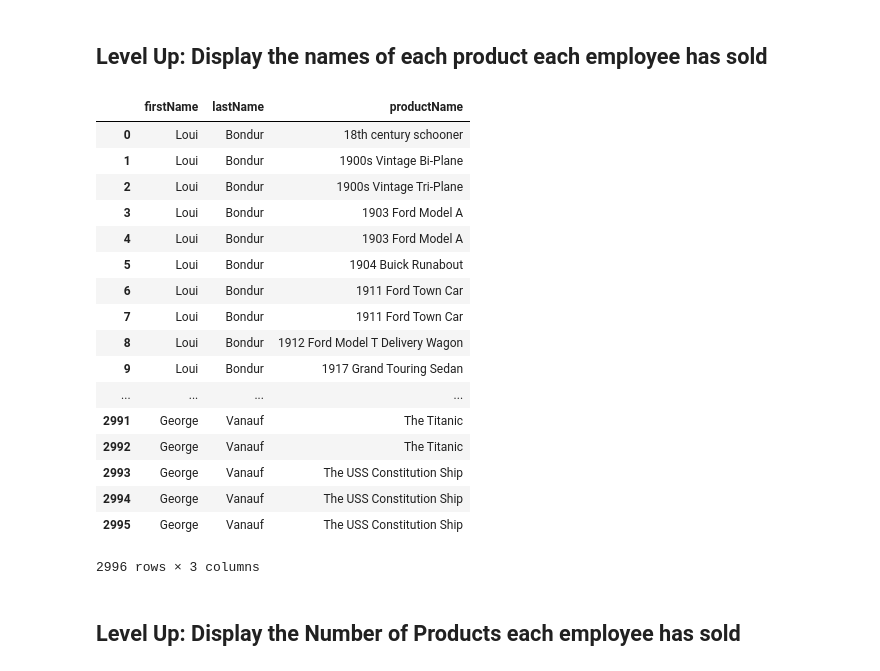
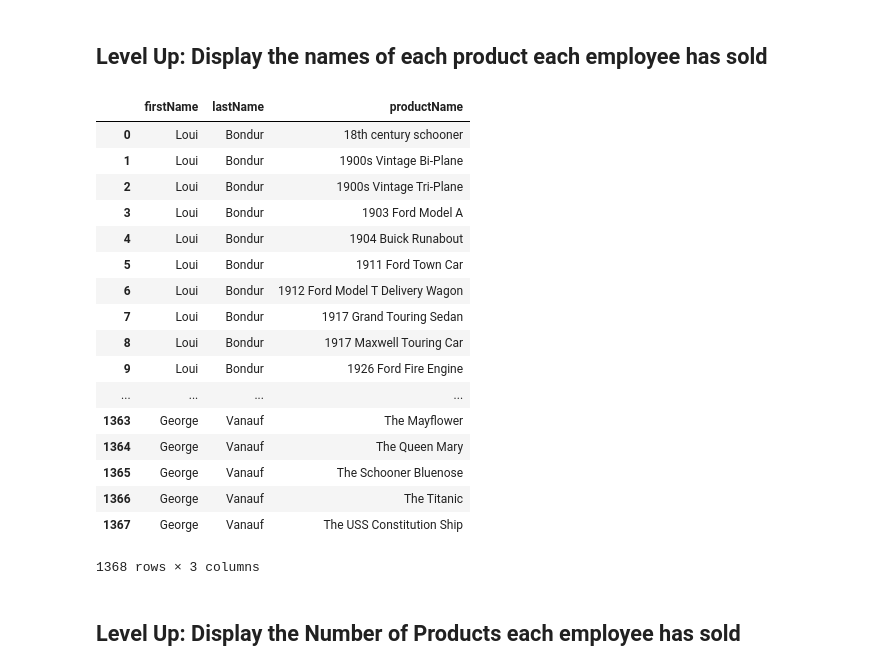
Before and after one commit to bgilroy26/dsc-join-statements-lab-nyc-ds-071519, a Jupyter notebook: index.ipynb, the cells around one changed output. Saved outputs shown, nothing was run; the diff lists cells and outputs as text; code cells hidden in the pictures.

```diff
--- a/index.ipynb
+++ b/index.ipynb
@@ -149,35 +149,35 @@ df
 ## Level Up: Display the names of each product each employee has sold
 # %%
 # Your code here
-c.execute("""SELECT e.firstName, e.lastName, p.productName
+c.execute("""SELECT DISTINCT e.firstName, e.lastName, p.productName
 FROM products p
 JOIN orderDetails od ON p.productCode = od.productCode
 JOIN orders o on od.orderNumber = o.orderNumber
 JOIN customers c on o.customerNumber = c.customerNumber
 JOIN employees e on c.salesRepEmployeeNumber = e.employeeNumber
 ORDER BY e.lastName, e.firstName, p.productName;""")
 df = pd.DataFrame(c.fetchall())
 df.columns = [column[0] for column in c.description]
 df
 # %% [output]
 |  | firstName | lastName | productName |
 | 0 | Loui | Bondur | 18th century schooner |
 | 1 | Loui | Bondur | 1900s Vintage Bi-Plane |
 | 2 | Loui | Bondur | 1900s Vintage Tri-Plane |
 | 3 | Loui | Bondur | 1903 Ford Model A |
-| 4 | Loui | Bondur | 1903 Ford Model A |
-| 5 | Loui | Bondur | 1904 Buick Runabout |
-| 6 | Loui | Bondur | 1911 Ford Town Car |
-| 7 | Loui | Bondur | 1911 Ford Town Car |
-| 8 | Loui | Bondur | 1912 Ford Model T Delivery Wagon |
-| 9 | Loui | Bondur | 1917 Grand Touring Sedan |
+| 4 | Loui | Bondur | 1904 Buick Runabout |
+| 5 | Loui | Bondur | 1911 Ford Town Car |
+| 6 | Loui | Bondur | 1912 Ford Model T Delivery Wagon |
+| 7 | Loui | Bondur | 1917 Grand Touring Sedan |
+| 8 | Loui | Bondur | 1917 Maxwell Touring Car |
+| 9 | Loui | Bondur | 1926 Ford Fire Engine |
 | ... | ... | ... | ... |
-| 2991 | George | Vanauf | The Titanic |
-| 2992 | George | Vanauf | The Titanic |
-| 2993 | George | Vanauf | The USS Constitution Ship |
-| 2994 | George | Vanauf | The USS Constitution Ship |
-| 2995 | George | Vanauf | The USS Constitution Ship |
+| 1363 | George | Vanauf | The Mayflower |
+| 1364 | George | Vanauf | The Queen Mary |
+| 1365 | George | Vanauf | The Schooner Bluenose |
+| 1366 | George | Vanauf | The Titanic |
+| 1367 | George | Vanauf | The USS Constitution Ship |
-2996 rows × 3 columns
+1368 rows × 3 columns
 # %% [markdown]
 ## Level Up: Display the Number of Products each employee has sold
 # %%
```
